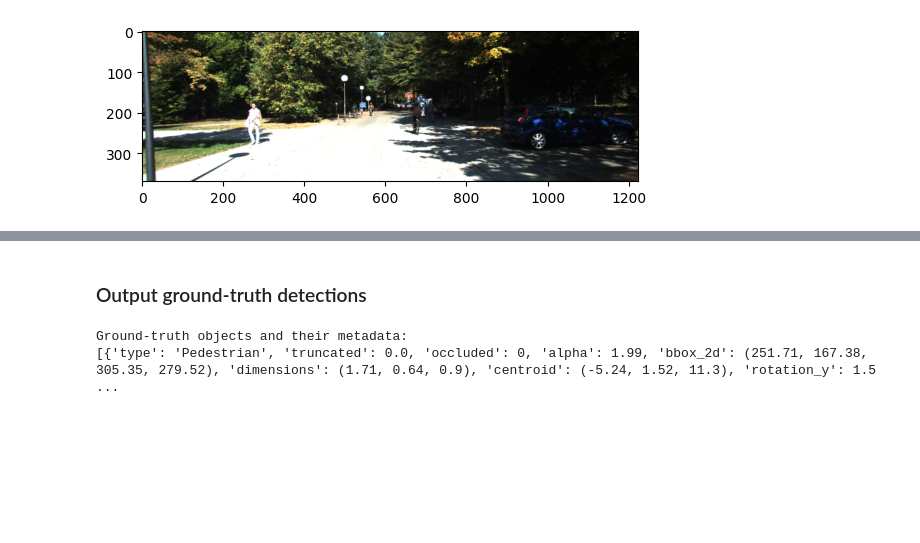
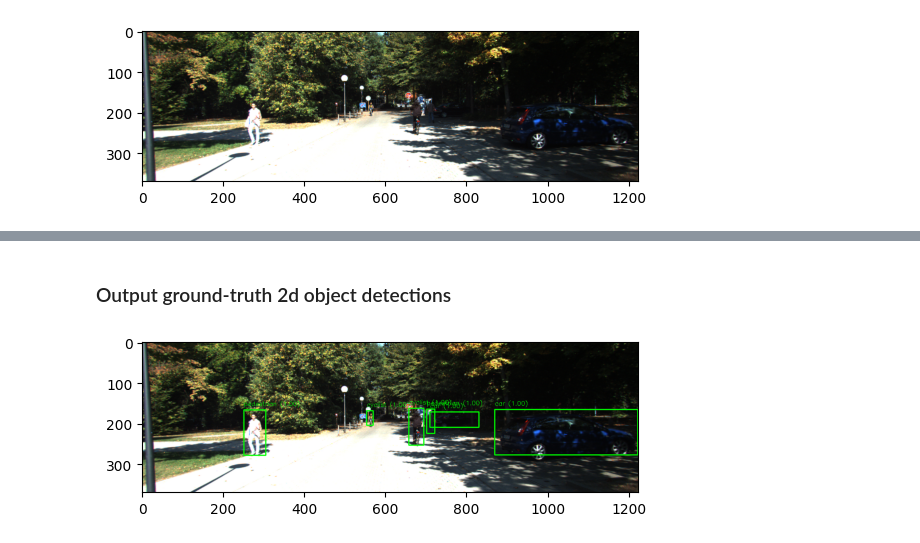
Before and after one commit to tjtrebat/kitti-experiments, a Jupyter notebook: fusion/frustum_viz.ipynb, the cells around one changed output, grey strips where cells are left out. Cells and saved outputs as stored; diff of their text form; code cells hidden in the pictures; blank space fills up the shorter version.

```diff
--- a/fusion/frustum_viz.ipynb
+++ b/fusion/frustum_viz.ipynb
@@ -54,20 +97,23 @@ Sample Image Path: /home/tom/kitti/training/image_2/005902.png
 # %% [markdown]
-### Output ground-truth detections
+### Output ground-truth 2d object detections
 # %%
+def get_gt_detections(labels):
+    gt_detections = []
+    for label in labels:
+        class_name = label["type"].lower()
+        if class_name != "dontcare":
+            x_min, y_min, x_max, y_max = label["bbox_2d"]
+            gt_detections.append({
+                "bounding_box": [x_min, y_min, x_max, y_max],
+                "object_name": class_name.lower(),
+                "confidence": float(1.0)
+            })
+    return gt_detections
+
+
 sample_label = utils.parse_label_file(kitti_train_labels[analysis_file_index])
-gt_detections = []
-for label in sample_label:
-    class_name = label["type"].lower()
-    if class_name != "dontcare":
-        x_min, y_min, x_max, y_max = label["bbox_2d"]
-        gt_detections.append({
-            "bounding_box": [x_min, y_min, x_max, y_max],
-            "object_name": class_name.lower(),
-            "confidence": float(1.0)
-        })
+gt_detections = get_gt_detections(sample_label)
 gt_image = utils.draw_detection_output(sample_image_rgb, gt_detections, color_rgb=(0, 255, 0))
-cv2.imwrite("gt_image.png", gt_image[:,:,::-1])
 plt.imshow(gt_image);
 # %% [output]
-Ground-truth objects and their metadata:
-[{'type': 'Pedestrian', 'truncated': 0.0, 'occluded': 0, 'alpha': 1.99, 'bbox_2d': (251.71, 167.38, 305.35, 279.52), 'dimensions': (1.71, 0.64, 0.9), 'centroid': (-5.24, 1.52, 11.3), 'rotation_y': 1.5 ...
+[figure, added]
```
Also changed, not shown: parts of 9 cells of this notebook, 2 other files.
